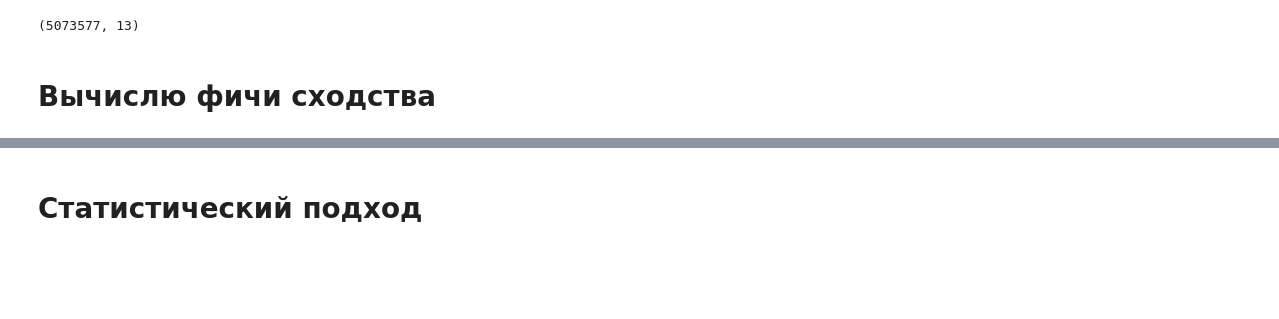
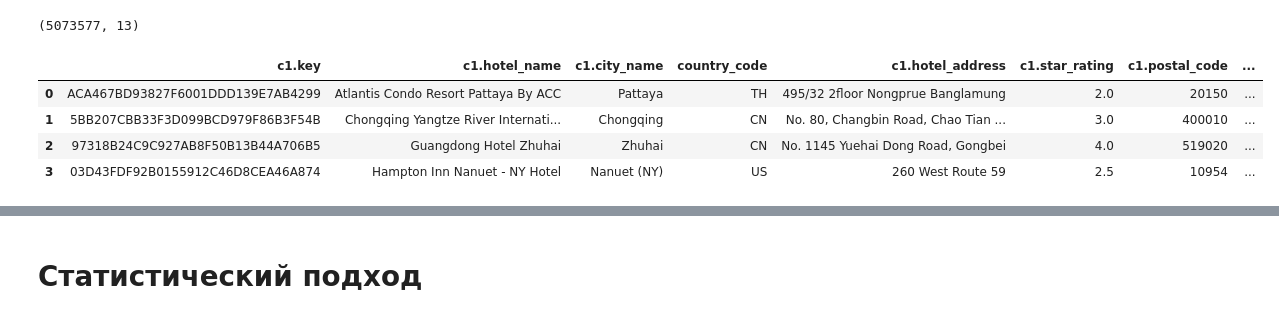
Before and after one commit to Falconwatch/cybersec_ht, a Jupyter notebook: Statistical_method.ipynb, the cells around one changed output, grey strips where cells are left out. Drawn from its saved outputs; the diff is of its cells as text; code cells hidden in the pictures; blank space fills up the shorter version.

```diff
--- a/Statistical_method.ipynb
+++ b/Statistical_method.ipynb
@@ -23,11 +23,13 @@ for country in countries:
                                           on =["country_code"])
   country_datas.append(total)
 # %%
-full_data = pd.concat(country_datas)
-full_data.shape
+all_data = pd.concat(country_datas)
+all_data.shape
 # %% [output]
 (5073577, 13)
+# %%
+examples = examples.rename({"c1.country_code":"country_code"}, axis=1).drop("c2.country_code", axis=1)
+examples["dataset"] = "examples"
 # %%
-data = full_data.sample(100000).reset_index(drop=True)
+data = all_data.sample(100000).reset_index(drop=True)
+data["dataset"] = "data"
-# %% [markdown]
-# Вычислю фичи сходства
@@ -33,0 +38,8 @@ data = full_data.sample(100000).reset_index(drop=True)
+# %%
+full_data.head(4)
+# %% [output]
+|  | c1.key | c1.hotel_name | c1.city_name | country_code | c1.hotel_address | c1.star_rating | c1.postal_code | ... |
+| 0 | ACA467BD93827F6001DDD139E7AB4299 | Atlantis Condo Resort Pattaya By ACC | Pattaya | TH | 495/32 2floor Nongprue Banglamung | 2.0 | 20150 | ... |
+| 1 | 5BB207CBB33F3D099BCD979F86B3F54B | Chongqing Yangtze River Internati... | Chongqing | CN | No. 80, Changbin Road, Chao Tian ... | 3.0 | 400010 | ... |
+| 2 | 97318B24C9C927AB8F50B13B44A706B5 | Guangdong Hotel Zhuhai | Zhuhai | CN | No. 1145 Yuehai Dong Road, Gongbei | 4.0 | 519020 | ... |
+| 3 | 03D43FDF92B0155912C46D8CEA46A874 | Hampton Inn Nanuet - NY Hotel | Nanuet (NY) | US | 260 West Route 59 | 2.5 | 10954 | ... |
```
Also changed, not shown: parts of 39 cells of this notebook.
